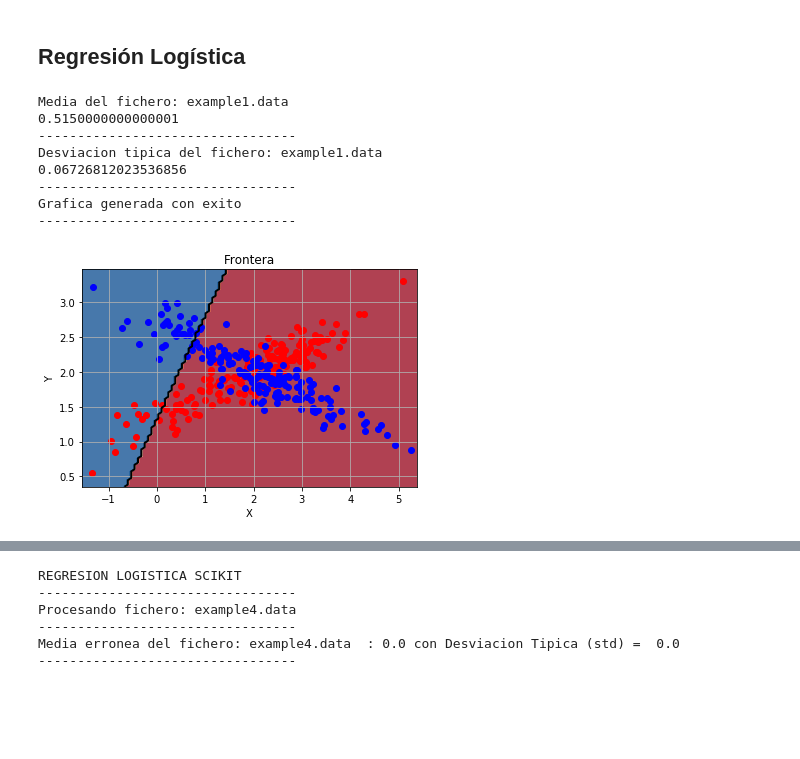
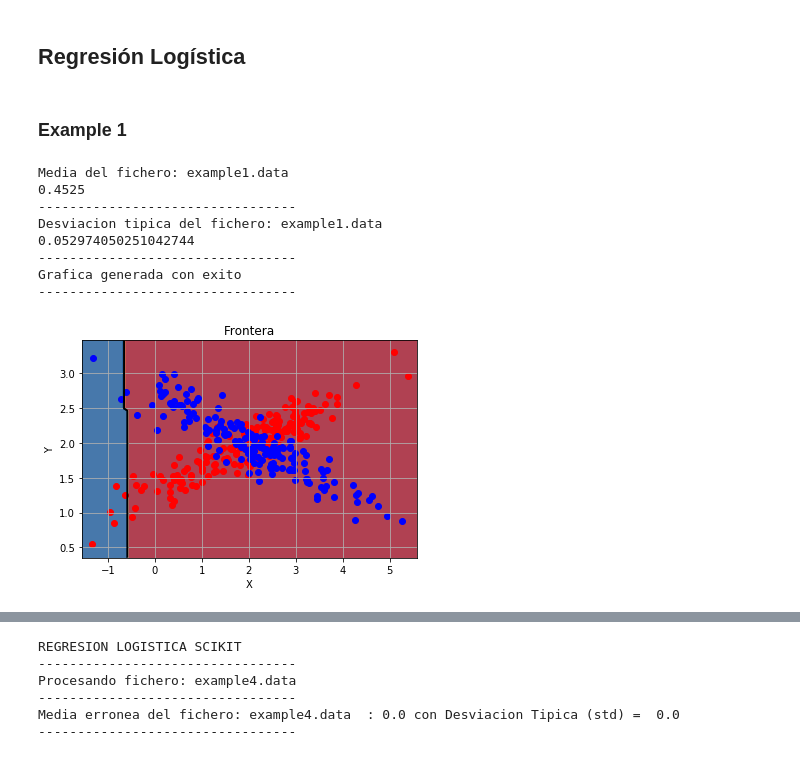
Before and after one commit to DarioHdez/FAA, a Jupyter notebook: practica2/P2_10.ipynb, the cells around one changed output, grey strips where cells are left out. Saved outputs shown, nothing was run; the diff lists cells and outputs as text; code cells hidden in the pictures; blank space fills up the shorter version.

```diff
--- a/practica2/P2_10.ipynb
+++ b/practica2/P2_10.ipynb
@@ -1434,37 +1442,36 @@ Grafica generada con exito
 # %% [markdown]
 ## Regresión Logística
+# %% [markdown]
+### Example 1
 # %%
 d = Datos('ConjuntosDatos/example1.data')
 e = ValidacionCruzada()
 e.creaParticiones(d.datos)
 
-c = ClasificadorRegresionLogistica(20)
-c.entrenamiento(datostrain=d.extraeDatos(idx=e.particiones[0].indicesTrain))
+c = ClasificadorRegresionLogistica(50)
+c.entrenamiento(datostrain=d.extraeDatos(idx=e.particiones[-1].indicesTrain))
 
 errores = c.validacion(particionado=e,dataset=d,clasificador=c)
 
 print ("Media del fichero: example1.data")
 print (np.average(errores))
 print ("---------------------------------")
 print ("Desviacion tipica del fichero: example1.data")
 print (np.std(errores))
 print ("---------------------------------")
 
 
 ii = e.particiones[-1].indicesTrain
 plotModel(d.datos[ii,0],d.datos[ii,1],d.datos[ii,-1]!=0,c,"Frontera",d.diccionarios)
 print ("Grafica generada con exito")
 print ("---------------------------------")
-# plt.figure()
-# plt.plot(d.datos[d.datos[:,-1]==0,0],d.datos[d.datos[:,-1]==0,1],'bo')
-# plt.plot(d.datos[d.datos[:,-1]==1,0],d.datos[d.datos[:,-1]==1,1],'ro')
 # %% [output]
 Media del fichero: example1.data
-0.5150000000000001
+0.4525
 ---------------------------------
 Desviacion tipica del fichero: example1.data
-0.06726812023536856
+0.052974050251042744
 ---------------------------------
 Grafica generada con exito
 ---------------------------------
-[figure, old version]
+[figure, new version]
```
Also changed, not shown: parts of 46 cells of this notebook, 2 other files.
